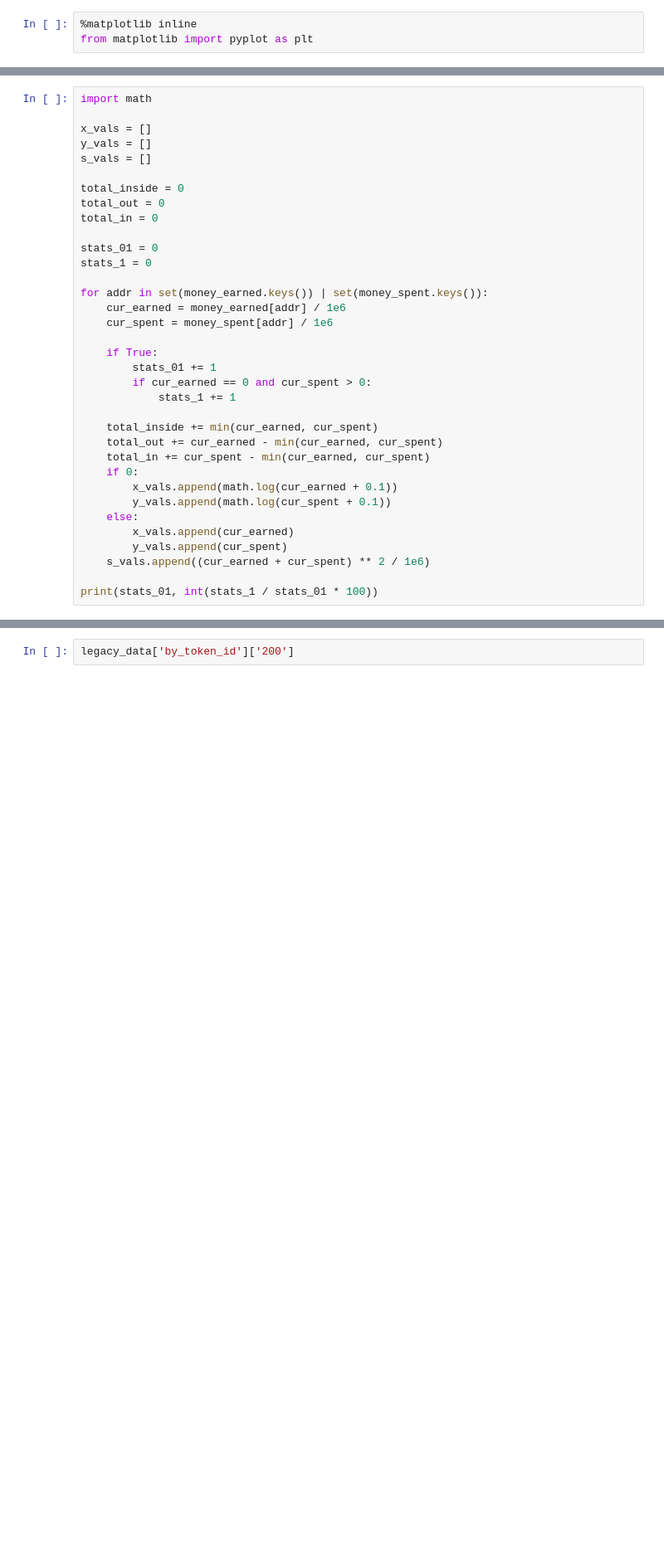
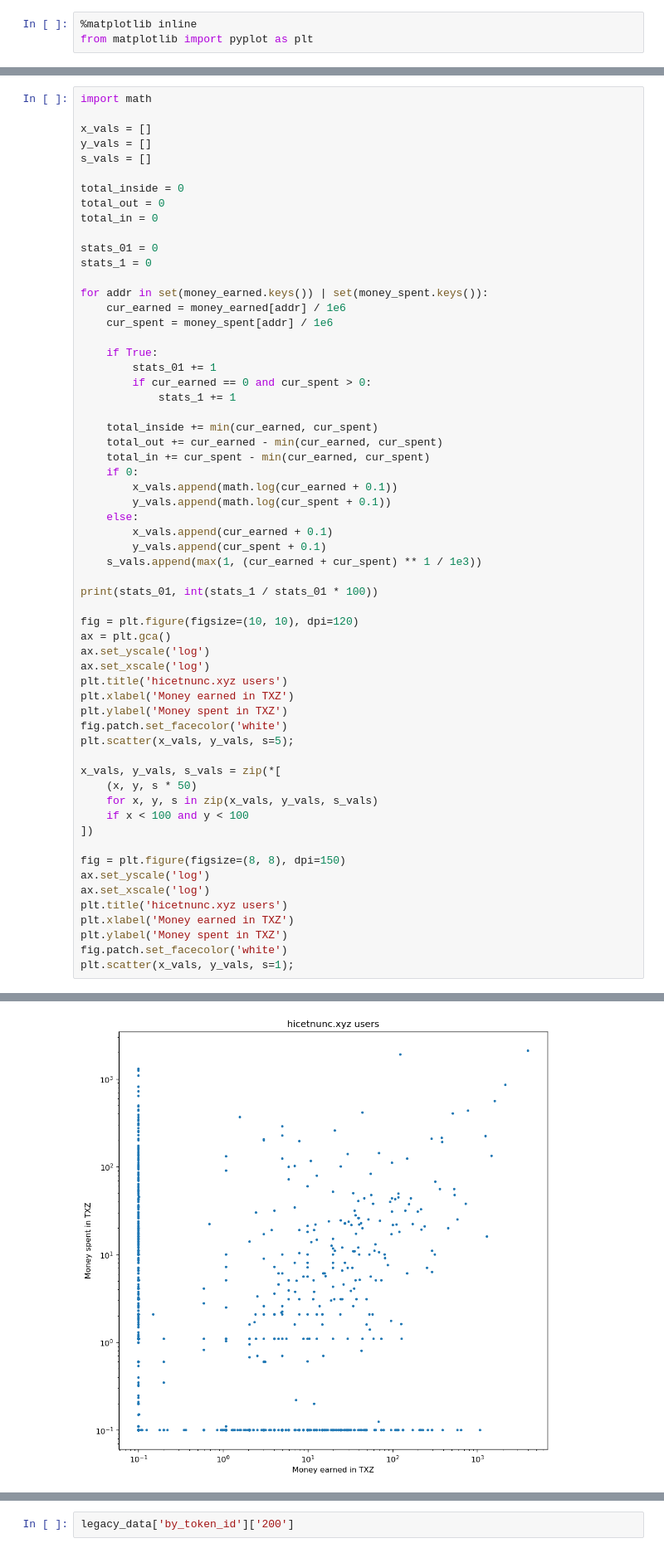
Before and after one commit to hashquine/hicetnunc-dataset, a Jupyter notebook: jupyter/210317_simple_statistics_legacy_dataset.ipynb, the cells around one changed output, grey strips where cells are left out. Shown: that part at 83% size. Drawn from its saved outputs; the diff is of its cells as text; blank space fills up the shorter version.

```diff
--- a/jupyter/210317_simple_statistics_legacy_dataset.ipynb
+++ b/jupyter/210317_simple_statistics_legacy_dataset.ipynb
@@ -93,33 +93,59 @@ x_vals = []
 y_vals = []
 s_vals = []
 
 total_inside = 0
 total_out = 0
 total_in = 0
 
 stats_01 = 0
 stats_1 = 0
 
 for addr in set(money_earned.keys()) | set(money_spent.keys()):
     cur_earned = money_earned[addr] / 1e6
     cur_spent = money_spent[addr] / 1e6
 
     if True:
         stats_01 += 1
         if cur_earned == 0 and cur_spent > 0:
             stats_1 += 1
 
     total_inside += min(cur_earned, cur_spent)
     total_out += cur_earned - min(cur_earned, cur_spent)
     total_in += cur_spent - min(cur_earned, cur_spent)
     if 0:
         x_vals.append(math.log(cur_earned + 0.1))
         y_vals.append(math.log(cur_spent + 0.1))
     else:
-        x_vals.append(cur_earned)
-        y_vals.append(cur_spent)
-    s_vals.append((cur_earned + cur_spent) ** 2 / 1e6)
+        x_vals.append(cur_earned + 0.1)
+        y_vals.append(cur_spent + 0.1)
+    s_vals.append(max(1, (cur_earned + cur_spent) ** 1 / 1e3))
 
 print(stats_01, int(stats_1 / stats_01 * 100))
+
+fig = plt.figure(figsize=(10, 10), dpi=120)
+ax = plt.gca()
+ax.set_yscale('log')
+ax.set_xscale('log')
+plt.title('hicetnunc.xyz users')
+plt.xlabel('Money earned in TXZ')
+plt.ylabel('Money spent in TXZ')
+fig.patch.set_facecolor('white')
+plt.scatter(x_vals, y_vals, s=5);
+
+x_vals, y_vals, s_vals = zip(*[
+    (x, y, s * 50)
+    for x, y, s in zip(x_vals, y_vals, s_vals)
+    if x < 100 and y < 100
+])
+
+fig = plt.figure(figsize=(8, 8), dpi=150)
+ax.set_yscale('log')
+ax.set_xscale('log')
+plt.title('hicetnunc.xyz users')
+plt.xlabel('Money earned in TXZ')
+plt.ylabel('Money spent in TXZ')
+fig.patch.set_facecolor('white')
+plt.scatter(x_vals, y_vals, s=1);
 # %% [output]
 1179 35
+[figure, added]
```
Also changed, not shown: parts of 5 cells of this notebook.
